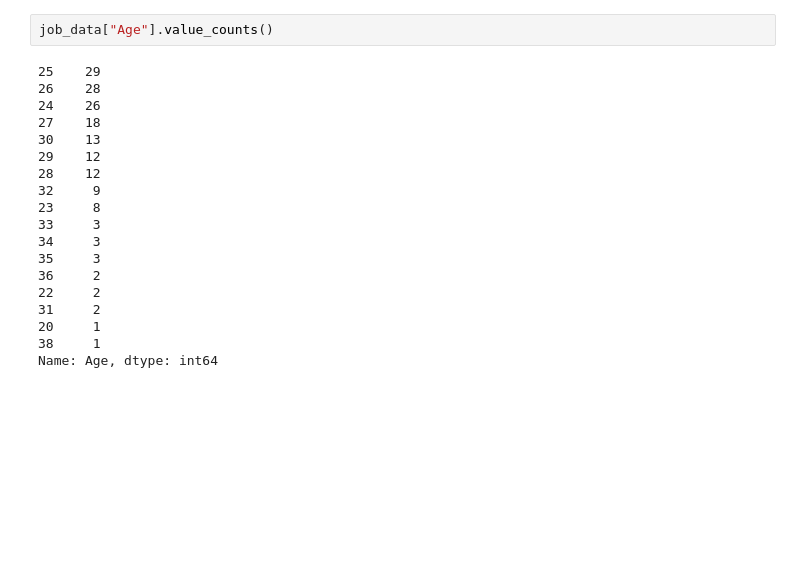
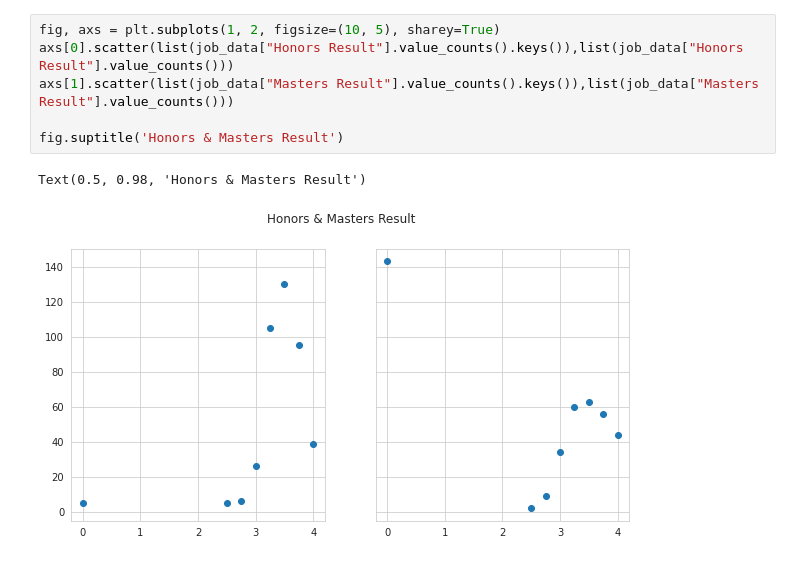
Before and after one commit to shahin-999/capstone-project, a Jupyter notebook: project file of job recommendation.ipynb, the cells around one changed output. Drawn from its saved outputs; the diff is of its cells as text; blank space fills up the shorter version.

```diff
--- a/project file of job recommendation.ipynb
+++ b/project file of job recommendation.ipynb
@@ -61,24 +42,12 @@ plt.show()
-# %%
-job_data["Age"].value_counts()
-# %% [output]
-25    29
-26    28
-24    26
-27    18
-30    13
-29    12
-28    12
-32     9
-23     8
-33     3
-34     3
-35     3
-36     2
-22     2
-31     2
-20     1
-38     1
-Name: Age, dtype: int64
+# %%
+fig, axs = plt.subplots(1, 2, figsize=(10, 5), sharey=True)
+axs[0].scatter(list(job_data["Honors Result"].value_counts().keys()),list(job_data["Honors Result"].value_counts()))
+axs[1].scatter(list(job_data["Masters Result"].value_counts().keys()),list(job_data["Masters Result"].value_counts()))
+
+fig.suptitle('Honors & Masters Result')
+# %% [output]
+Text(0.5, 0.98, 'Honors & Masters Result')
+[figure, added]
 # %%
 plt.figure(figsize=(10,5))
 plt.hist(job_data["Age"])
```
Also changed, not shown: parts of 54 cells of this notebook.
